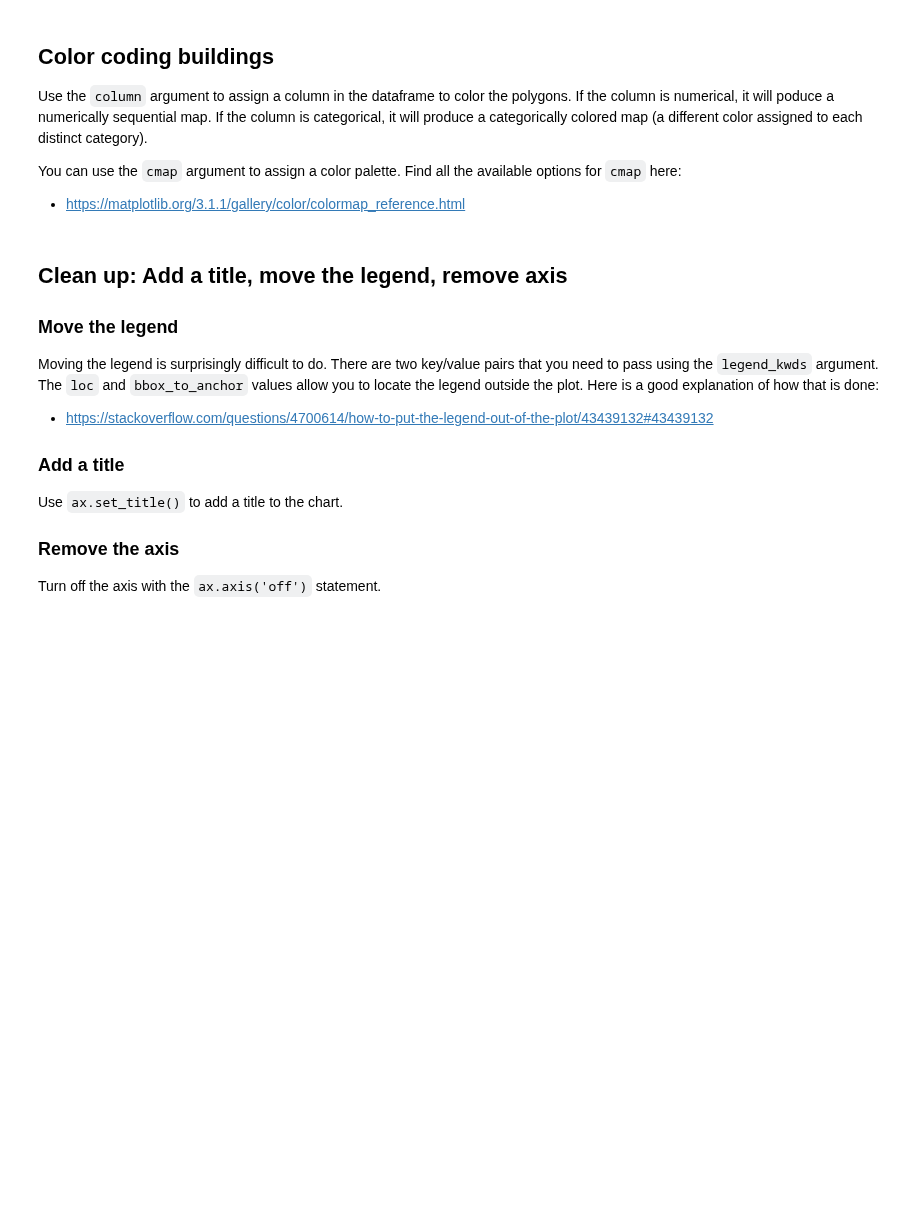
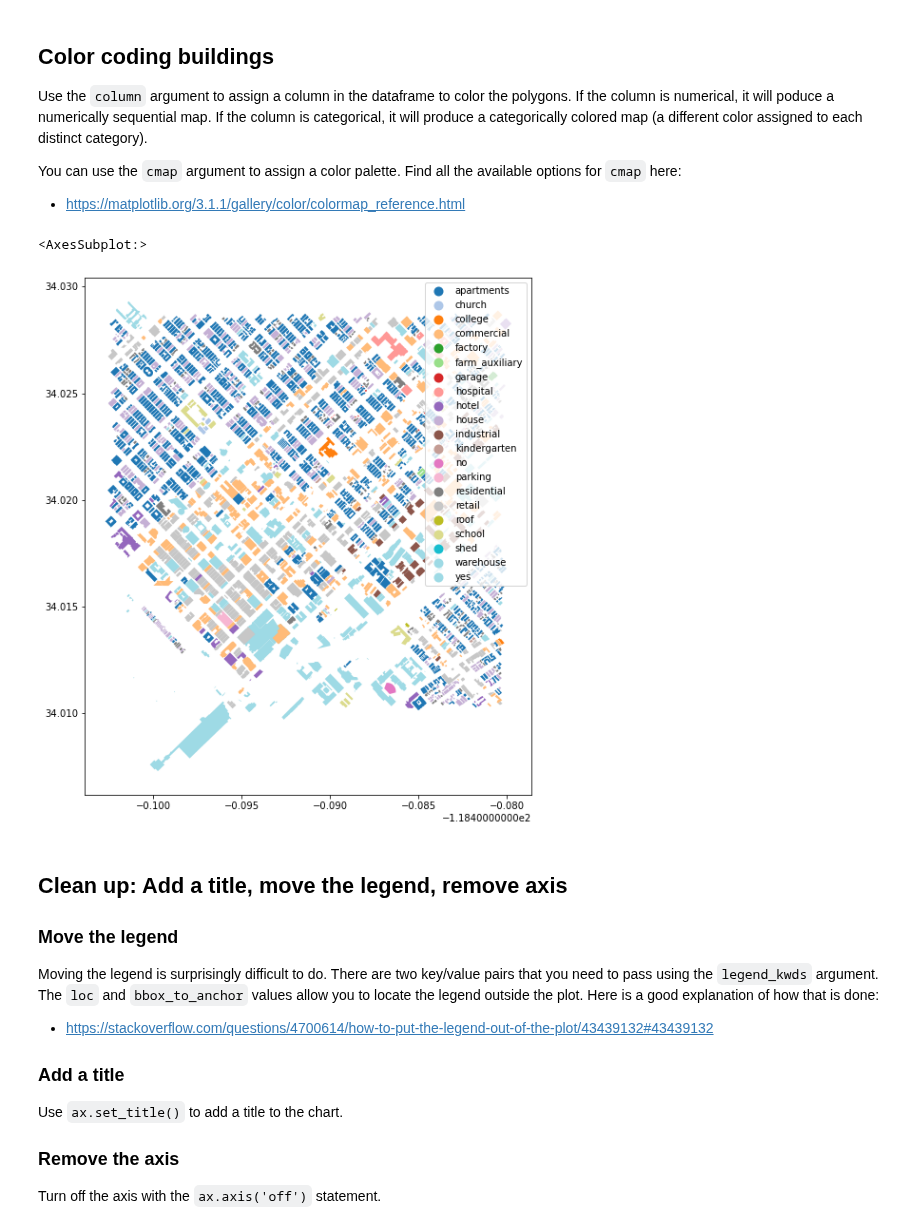
Before and after one commit to yohman/22W-UP206A, a Jupyter notebook: Weeks/Week04/W401 - Open Street Map.ipynb, the cells around one changed output. Drawn from its saved outputs; the diff is of its cells as text; code cells hidden in the pictures; blank space fills up the shorter version.

```diff
--- a/Weeks/Week04/W401 - Open Street Map.ipynb
+++ b/Weeks/Week04/W401 - Open Street Map.ipynb
@@ -196,10 +384,13 @@ Use the `column` argument to assign a column in the dataframe to color the polyg
 You can use the `cmap` argument to assign a color palette. Find all the available options for `cmap` here:
 - https://matplotlib.org/3.1.1/gallery/color/colormap_reference.html
 # %%
-ax = osm.plot(figsize=(10,10),
+osm.plot(figsize=(10,10),
          column='building',
          cmap='tab20',
          legend=True)
+# %% [output]
+<AxesSubplot:>
+[figure, added]
 # %% [markdown]
 ## Clean up: Add a title, move the legend, remove axis
 
```
Also changed, not shown: parts of 34 cells of this notebook, 1 other file.
